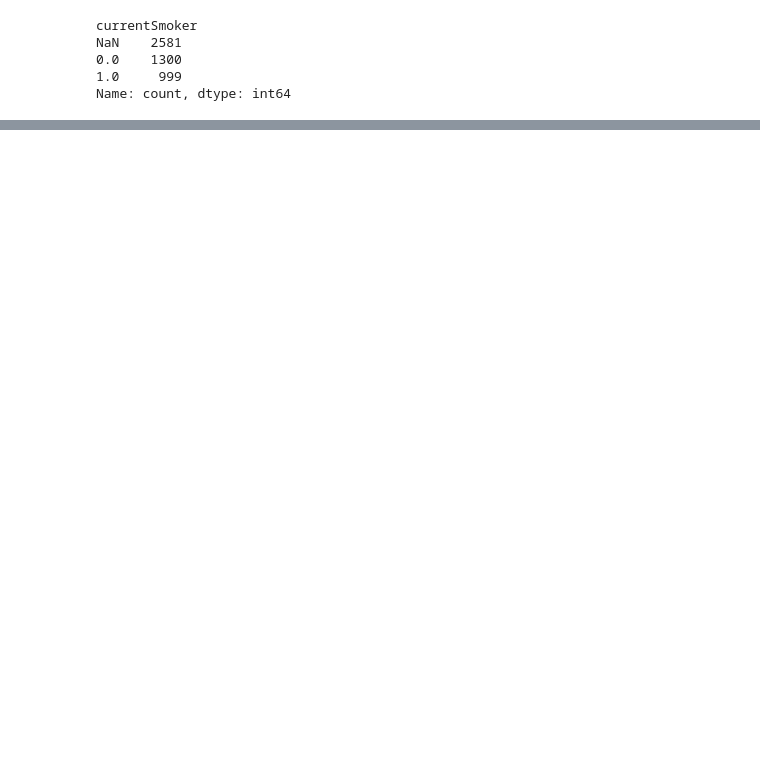
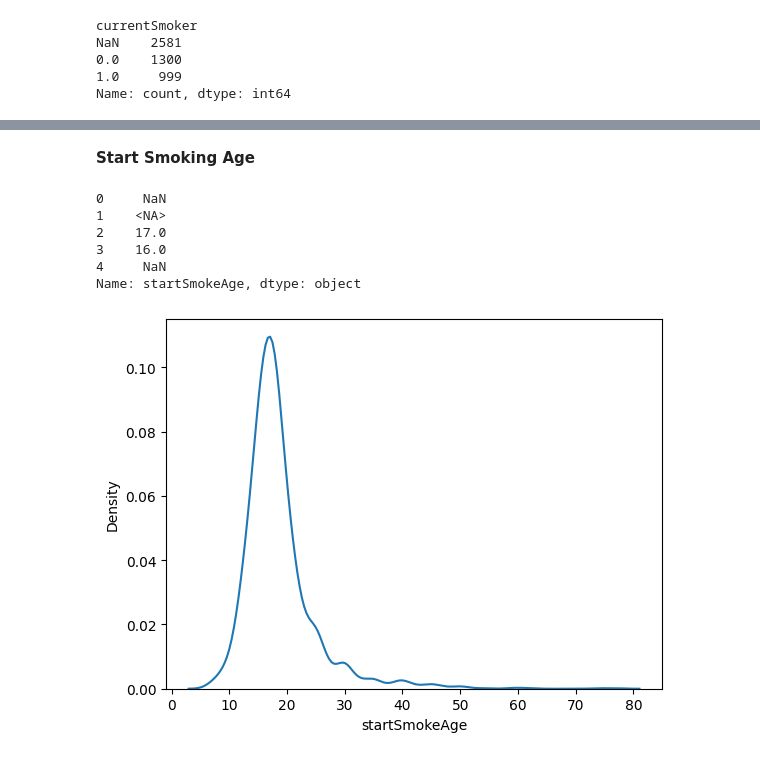
Before and after one commit to dfu5sm/undergrad_ml_assignments, a Jupyter notebook: collect_data.ipynb, the cells around one changed output, grey strips where cells are left out. Drawn from its saved outputs; the diff is of its cells as text; code cells hidden in the pictures; blank space fills up the shorter version.

```diff
--- a/collect_data.ipynb
+++ b/collect_data.ipynb
@@ -75,7 +78,7 @@ Name: count, dtype: int64
 # %%
 # average cigarettes smoked per day
 # getting rid of refused and don't know values and missing
-new_df["averageCigs"] = pd.to_numeric(new_df["averageCigs"], errors="coerce")
+new_df["averageCigs"] = pd.to_numeric(new_df["SMD090"], errors="coerce")
 new_df["averageCigs"] = new_df["averageCigs"].replace({777: pd.NA, 999: pd.NA})
 new_df.loc[new_df["currentSmoker"] == 0, "averageCigs"] = 0
 # checking
@@ -98,8 +97,8 @@ new_df["startSmokeAge"] = new_df["startSmokeAge"].replace({777: pd.NA, 999: pd.N
 # remove unrealistic ages
 # remove unrealistic ages (should be at least 5)
 new_df.loc[new_df["startSmokeAge"] < 5, "startSmokeAge"] = pd.NA
-# set to 0 for non-smokers
-new_df.loc[new_df["currentSmoker"] == 0, "startSmokeAge"] = 0
+# set to NA for non-smokers
+# new_df.loc[new_df["currentSmoker"] == 0, "startSmokeAge"] = np.nan
 # checking
 new_df.loc[new_df["currentSmoker"] == 1, "startSmokeAge"].describe()
 # %% [output]
@@ -132,0 +145,17 @@ currentSmoker
+# %% [markdown]
+**Start Smoking Age**
+# %%
+new_df['startSmokeAge'].head()
+# %% [output]
+0     NaN
+1    <NA>
+2    17.0
+3    16.0
+4     NaN
+Name: startSmokeAge, dtype: object
+# %%
+#kde plot of start smoke age
+sns.kdeplot(new_df, x="startSmokeAge")
+plt.show()
+# %% [output]
+[figure, added]
```
Also changed, not shown: parts of 24 cells of this notebook.
